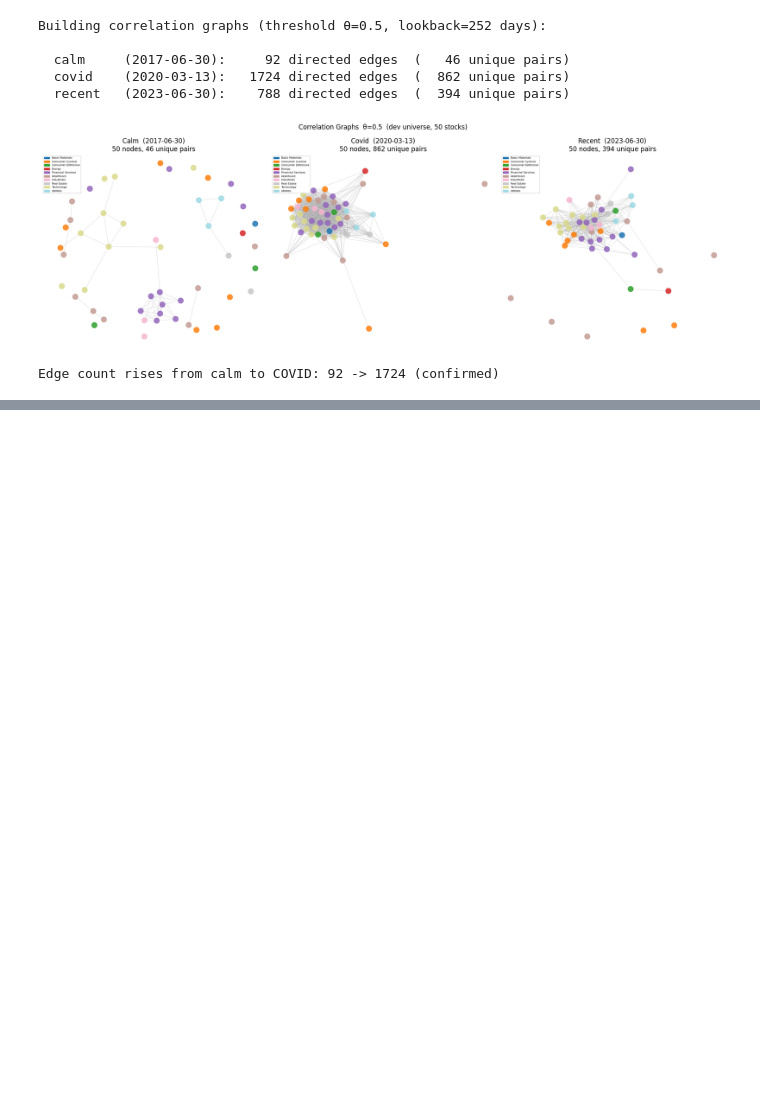
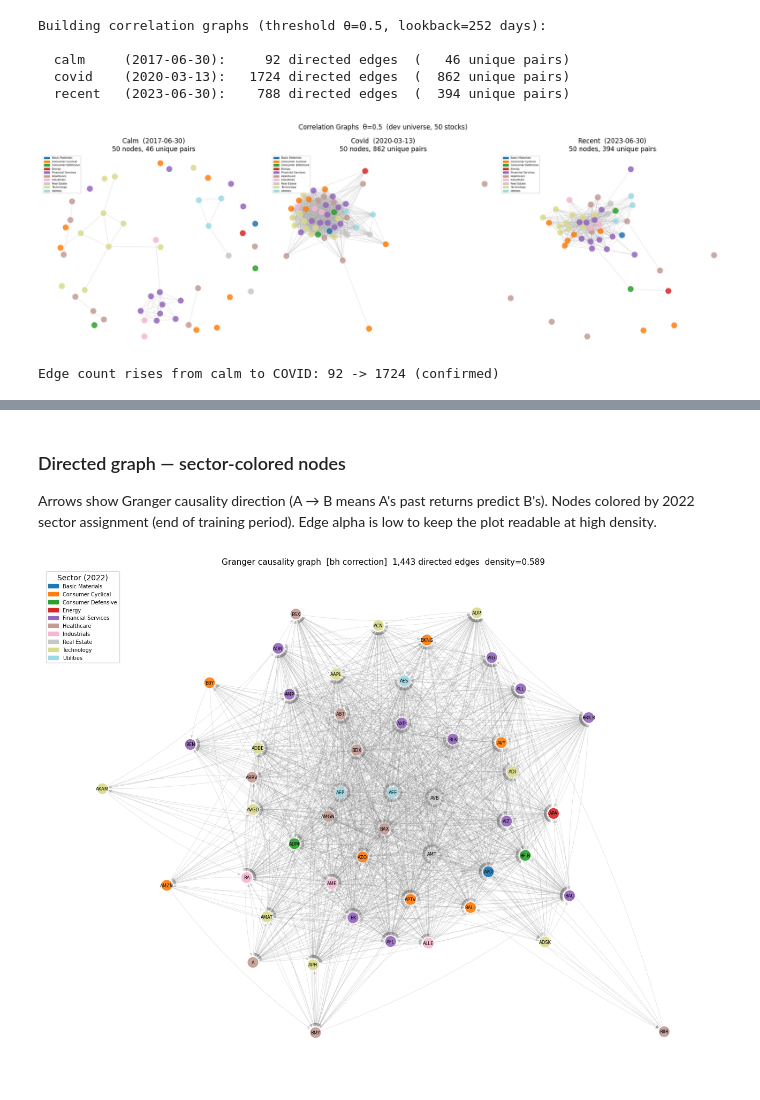
Before and after one commit to waderylan/sp500-gnn, a Jupyter notebook: notebooks/03_graphs.ipynb, the cells around one changed output, grey strips where cells are left out. Cells and saved outputs as stored; diff of their text form; code cells hidden in the pictures; blank space fills up the shorter version.

```diff
--- a/notebooks/03_graphs.ipynb
+++ b/notebooks/03_graphs.ipynb
@@ -168,0 +327,47 @@ Edge count rises from calm to COVID: 92 -> 1724 (confirmed)
+# %% [markdown]
+### Directed graph — sector-colored nodes
+
+Arrows show Granger causality direction (A → B means A's past returns predict B's). Nodes colored by 2022 sector assignment (end of training period). Edge alpha is low to keep the plot readable at high density.
+# %%
+import networkx as nx
+import matplotlib.pyplot as plt
+import matplotlib.patches as mpatches
+
+_GRANGER_SECTOR_YEAR = 2022  # end of training period
+
+G = nx.DiGraph()
+G.add_nodes_from(range(len(tickers)))
+G.add_edges_from(zip(granger_edge_index[0].tolist(), granger_edge_index[1].tolist()))
+
+sectors_2022 = [sector_history.get(t, {}).get(str(_GRANGER_SECTOR_YEAR), "Unknown")
+                for t in tickers]
+unique_sectors = sorted(set(sectors_2022))
+color_map = {s: plt.cm.tab20(i / max(len(unique_sectors) - 1, 1))
+             for i, s in enumerate(unique_sectors)}
+node_colors = [color_map[s] for s in sectors_2022]
+
+pos = nx.spring_layout(G, seed=config.RANDOM_SEED, k=0.7)
+
+fig, ax = plt.subplots(figsize=(13, 10))
+nx.draw_networkx_nodes(G, pos, ax=ax, node_color=node_colors, node_size=180, alpha=0.9)
+nx.draw_networkx_labels(G, pos, ax=ax,
+                        labels={i: t for i, t in enumerate(tickers)},
+                        font_size=6, font_color="black")
+nx.draw_networkx_edges(G, pos, ax=ax,
+                       edge_color="#888888", alpha=0.25, width=0.6,
+                       arrows=True, arrowsize=8,
+                       connectionstyle="arc3,rad=0.08")  # slight curve separates A->B from B->A
+
+legend_handles = [mpatches.Patch(color=color_map[s], label=s) for s in unique_sectors]
+ax.legend(handles=legend_handles, fontsize=7, loc="upper left",
+          framealpha=0.8, title="Sector (2022)")
+ax.set_title(
+    f"Granger causality graph  [{correction_used} correction]  "
+    f"{G.number_of_edges():,} directed edges  density={density:.3f}",
+    fontsize=11
+)
+ax.axis("off")
+plt.tight_layout()
+plt.show()
+# %% [output]
+[figure, added]
```
Also changed, not shown: parts of 14 cells of this notebook, 1 other file.
